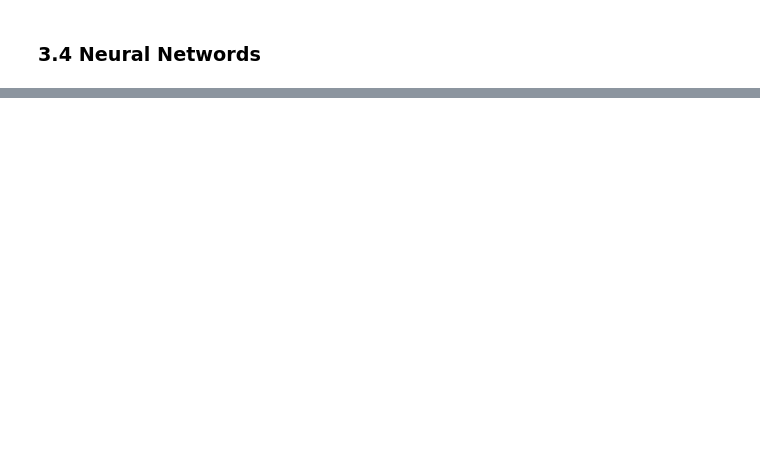
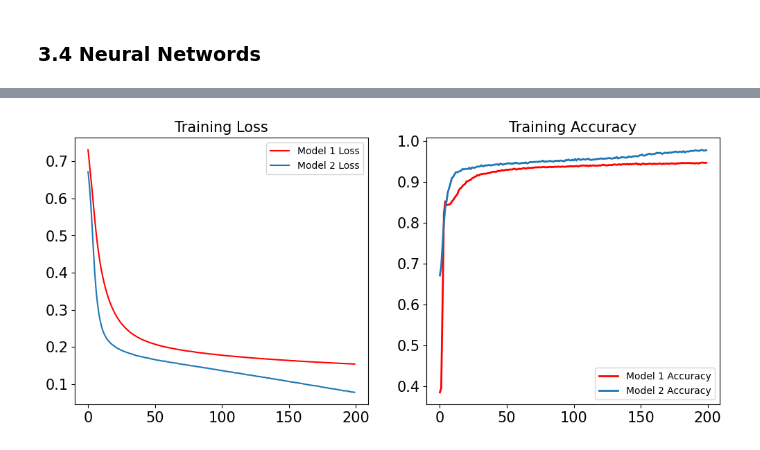
Before and after one commit to mcastro64/Data622, a Jupyter notebook: Assignment4/MC-Assignment-4.ipynb, the cells around one changed output, grey strips where cells are left out. Cells and saved outputs as stored; diff of their text form; code cells hidden in the pictures; blank space fills up the shorter version.

```diff
--- a/Assignment4/MC-Assignment-4.ipynb
+++ b/Assignment4/MC-Assignment-4.ipynb
@@ -961,7 +947,8 @@ See the caveats in the documentation: https://pandas.pydata.org/pandas-docs/stab
 X = simplified_df.drop(['y'], axis=1)
 y = simplified_df['y']
 
-X_train, X_test, y_train, y_test = train_test_split(X, y, test_size=0.3, random_state=13, stratify=y)
+X_train, X_test, y_train, y_test = train_test_split(X, y, test_size=0.2, random_state=13, stratify=y)
+#X_train, X_val, y_train, y_val = train_test_split(X_train_full, y_train_full, test_size=0.1, random_state=14, stratify=y)
 
 categorical_cols = categorical_cols_decoded
 
@@ -1948,0 +1981,19 @@ with torch.no_grad():
+# %%
+# Train Model
+seed = 13
+np.random.seed(seed)
+torch.manual_seed(seed)
+
+nn_model1 = LogisticRegression(X_train_tensor.shape[1], [32])
+criterion = nn.BCEWithLogitsLoss()
+optimizer = torch.optim.Adam(nn_model2.parameters(), lr=1e-4, weight_decay=1e-4)
+
+# train using epochs across batches
+for epoch in range(50):
+
+    for x_batch, y_batch in train_loader:
+        pred = nn_model1(x_batch)
+        loss = criterion(pred, y_batch)
+        loss.backward()
+        optimizer.step()
+        optimizer.zero_grad()
@@ -1948,0 +2089,19 @@ with torch.no_grad():
+# %%
+fig = plt.figure(figsize=(12,5))
+ax = fig.add_subplot(1, 2, 1)
+ax.plot(loss_hist1, color="red", label="Model 1 Loss")
+ax.plot(loss_hist2, label="Model 2 Loss")
+ax.set_title('Training Loss', size=15)
+ax.tick_params(axis='both', which='major', labelsize=15)
+ax.legend()
+
+ax = fig.add_subplot(1, 2, 2)
+ax.plot(accuracy_hist1, lw=2, color="red", label="Model 1 Accuracy")
+ax.plot(accuracy_hist2, lw=2, label="Model 2 Accuracy")
+ax.set_title('Training Accuracy', size=15)
+ax.tick_params(axis='both', which='major', labelsize=15)
+ax.legend()
+
+plt.show()
+# %% [output]
+[figure, added]
```
Also changed, not shown: parts of 28 cells of this notebook.
